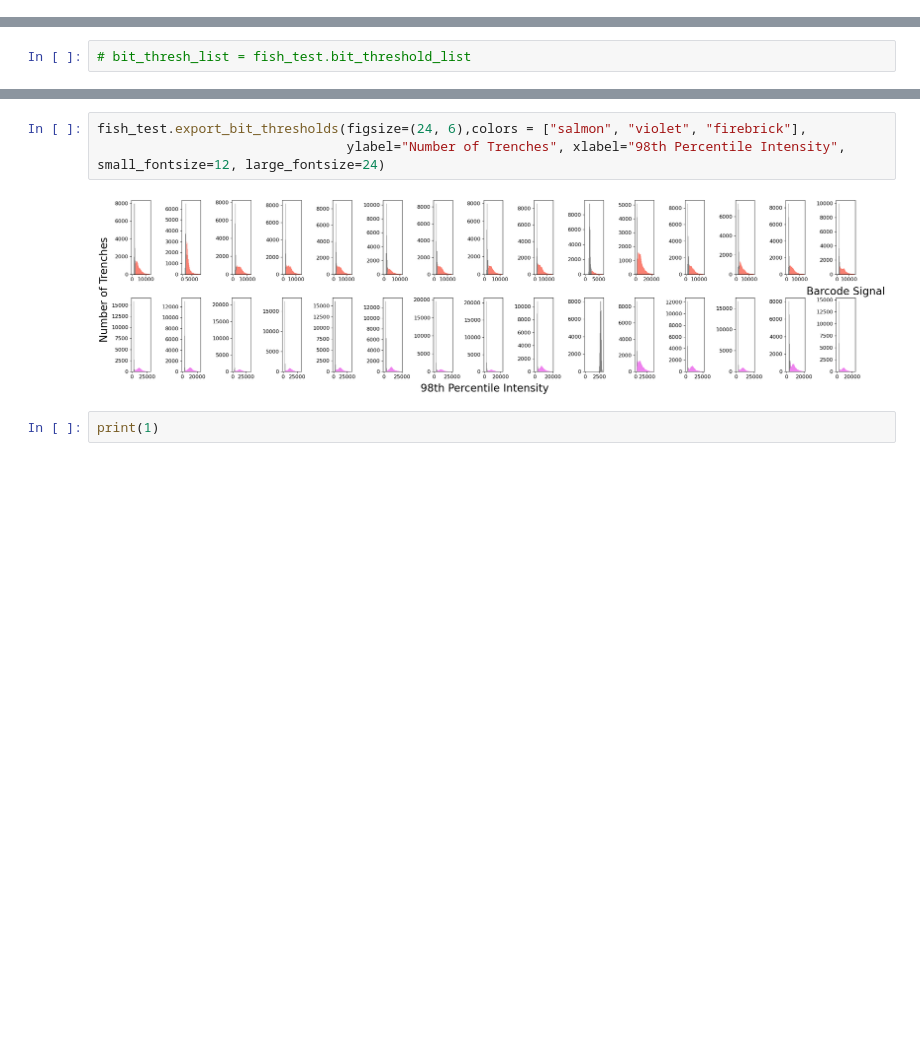
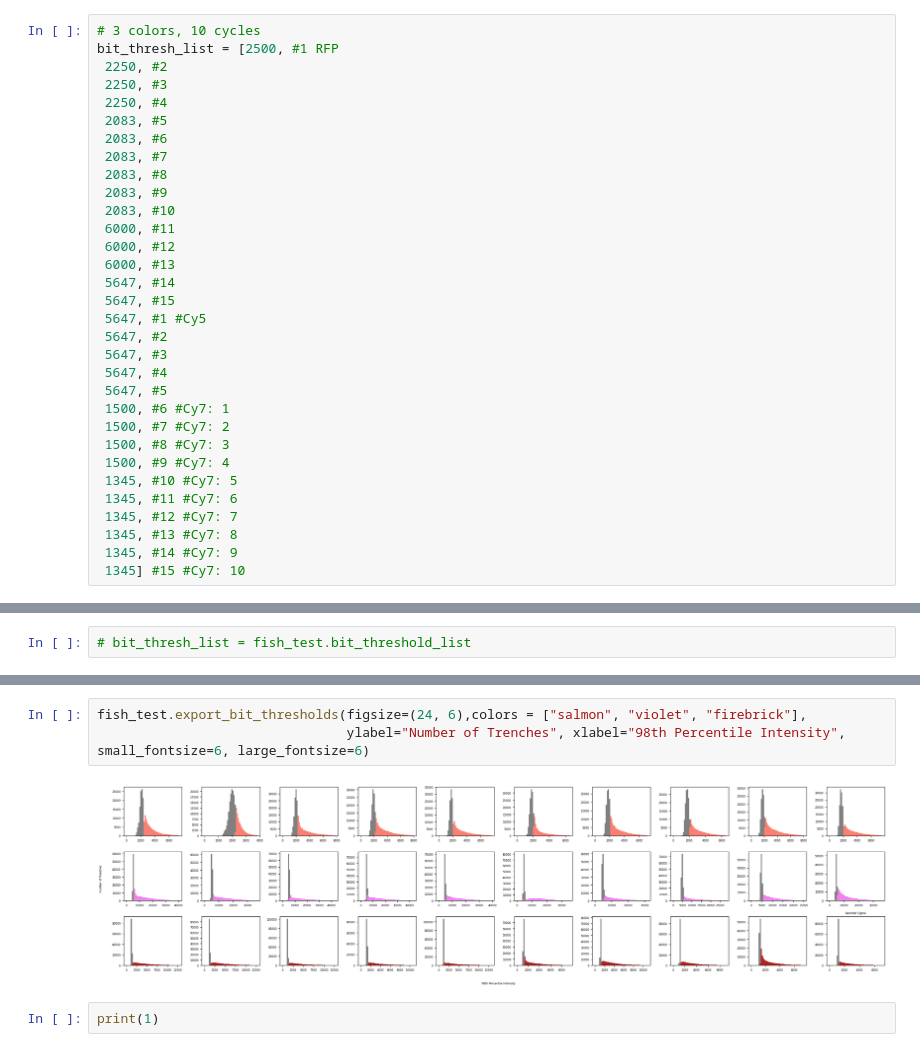
Before and after one commit to gutiloluis/lag_paulsson-lab, a Jupyter notebook: crispri-env_dev_notebooks/bsubtilis_CRISPRi_libraries/2025-07-13_lLAG8-EZRDM-30C-Run-03/lLAG8_EZRDM_30C_Run-03_01_Core_Image_Processing.ipynb, the cells around one changed output, grey strips where cells are left out. Cells and saved outputs as stored; diff of their text form; blank space fills up the shorter version.

```diff
--- a/crispri-env_dev_notebooks/bsubtilis_CRISPRi_libraries/2025-07-13_lLAG8-EZRDM-30C-Run-03/lLAG8_EZRDM_30C_Run-03_01_Core_Image_Processing.ipynb
+++ b/crispri-env_dev_notebooks/bsubtilis_CRISPRi_libraries/2025-07-13_lLAG8-EZRDM-30C-Run-03/lLAG8_EZRDM_30C_Run-03_01_Core_Image_Processing.ipynb
@@ -2133,3 +1958,35 @@ bit_thresh_list = [2400, #1 RFP
+# %%
+# 3 colors, 10 cycles
+bit_thresh_list = [2500, #1 RFP
+ 2250, #2
+ 2250, #3
+ 2250, #4
+ 2083, #5
+ 2083, #6
+ 2083, #7
+ 2083, #8
+ 2083, #9
+ 2083, #10
+ 6000, #11
+ 6000, #12
+ 6000, #13
+ 5647, #14
+ 5647, #15
+ 5647, #1 #Cy5
+ 5647, #2
+ 5647, #3
+ 5647, #4
+ 5647, #5
+ 1500, #6 #Cy7: 1
+ 1500, #7 #Cy7: 2
+ 1500, #8 #Cy7: 3
+ 1500, #9 #Cy7: 4
+ 1345, #10 #Cy7: 5
+ 1345, #11 #Cy7: 6
+ 1345, #12 #Cy7: 7
+ 1345, #13 #Cy7: 8
+ 1345, #14 #Cy7: 9
+ 1345] #15 #Cy7: 10
 # %%
 fish_test.bit_threshold_list = bit_thresh_list
 # %%
@@ -2146,8 +2003,8 @@ Tab(children=(Tab(children=(interactive(children=(IntText(value=2400, descriptio
 # %%
 fish_test.export_bit_thresholds(figsize=(24, 6),colors = ["salmon", "violet", "firebrick"],
-                                ylabel="Number of Trenches", xlabel="98th Percentile Intensity", small_fontsize=12, large_fontsize=24)
+                                ylabel="Number of Trenches", xlabel="98th Percentile Intensity", small_fontsize=6, large_fontsize=6)
 # %% [output]
-[figure, old version]
+[figure, new version]
 # %%
 print(1)
 # %% [output]
```
Also changed, not shown: parts of 72 cells of this notebook, 3 other files.
